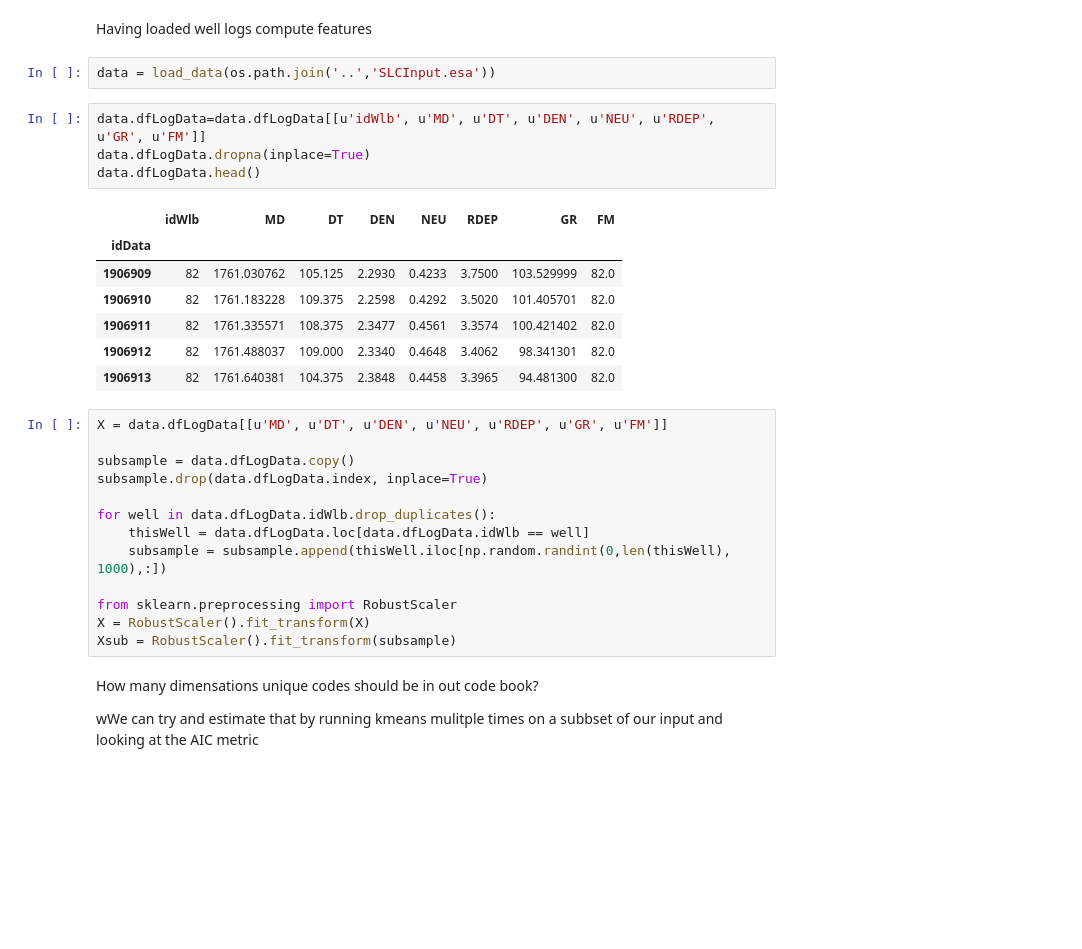
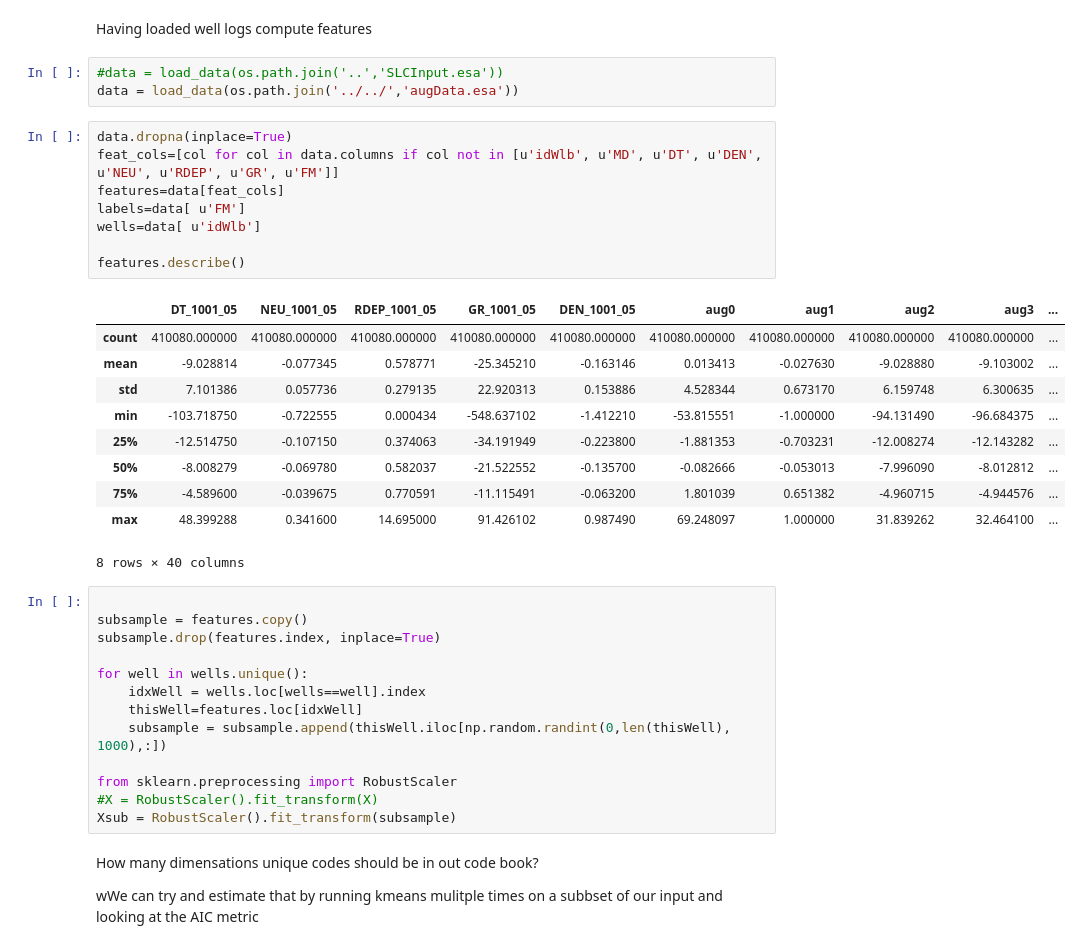
Before and after one commit to stevejpurves/geohack, a Jupyter notebook: symbolic_coder.ipynb, the cells around one changed output. Drawn from its saved outputs; the diff is of its cells as text; blank space fills up the shorter version.

```diff
--- a/symbolic_coder.ipynb
+++ b/symbolic_coder.ipynb
@@ -18,31 +18,39 @@ def load_data(filename):
 # %% [markdown]
 Having loaded well logs compute features
 # %%
-data = load_data(os.path.join('..','SLCInput.esa'))
+#data = load_data(os.path.join('..','SLCInput.esa'))
+data = load_data(os.path.join('../../','augData.esa'))
 # %%
-data.dfLogData=data.dfLogData[[u'idWlb', u'MD', u'DT', u'DEN', u'NEU', u'RDEP', u'GR', u'FM']]
-data.dfLogData.dropna(inplace=True)
-data.dfLogData.head()
+data.dropna(inplace=True)
+feat_cols=[col for col in data.columns if col not in [u'idWlb', u'MD', u'DT', u'DEN', u'NEU', u'RDEP', u'GR', u'FM']]
+features=data[feat_cols]
+labels=data[ u'FM']
+wells=data[ u'idWlb']
+
+features.describe()
 # %% [output]
-|  | idWlb | MD | DT | DEN | NEU | RDEP | GR | FM |
-| idData |  |  |  |  |  |  |  |  |
-| 1906909 | 82 | 1761.030762 | 105.125 | 2.2930 | 0.4233 | 3.7500 | 103.529999 | 82.0 |
-| 1906910 | 82 | 1761.183228 | 109.375 | 2.2598 | 0.4292 | 3.5020 | 101.405701 | 82.0 |
-| 1906911 | 82 | 1761.335571 | 108.375 | 2.3477 | 0.4561 | 3.3574 | 100.421402 | 82.0 |
-| 1906912 | 82 | 1761.488037 | 109.000 | 2.3340 | 0.4648 | 3.4062 | 98.341301 | 82.0 |
-| 1906913 | 82 | 1761.640381 | 104.375 | 2.3848 | 0.4458 | 3.3965 | 94.481300 | 82.0 |
+|  | DT_1001_05 | NEU_1001_05 | RDEP_1001_05 | GR_1001_05 | DEN_1001_05 | aug0 | aug1 | aug2 | aug3 | ... |
+| count | 410080.000000 | 410080.000000 | 410080.000000 | 410080.000000 | 410080.000000 | 410080.000000 | 410080.000000 | 410080.000000 | 410080.000000 | ... |
+| mean | -9.028814 | -0.077345 | 0.578771 | -25.345210 | -0.163146 | 0.013413 | -0.027630 | -9.028880 | -9.103002 | ... |
+| std | 7.101386 | 0.057736 | 0.279135 | 22.920313 | 0.153886 | 4.528344 | 0.673170 | 6.159748 | 6.300635 | ... |
+| min | -103.718750 | -0.722555 | 0.000434 | -548.637102 | -1.412210 | -53.815551 | -1.000000 | -94.131490 | -96.684375 | ... |
+| 25% | -12.514750 | -0.107150 | 0.374063 | -34.191949 | -0.223800 | -1.881353 | -0.703231 | -12.008274 | -12.143282 | ... |
+| 50% | -8.008279 | -0.069780 | 0.582037 | -21.522552 | -0.135700 | -0.082666 | -0.053013 | -7.996090 | -8.012812 | ... |
+| 75% | -4.589600 | -0.039675 | 0.770591 | -11.115491 | -0.063200 | 1.801039 | 0.651382 | -4.960715 | -4.944576 | ... |
+| max | 48.399288 | 0.341600 | 14.695000 | 91.426102 | 0.987490 | 69.248097 | 1.000000 | 31.839262 | 32.464100 | ... |
+8 rows × 40 columns
 # %%
-X = data.dfLogData[[u'MD', u'DT', u'DEN', u'NEU', u'RDEP', u'GR', u'FM']]
 
-subsample = data.dfLogData.copy()
-subsample.drop(data.dfLogData.index, inplace=True)
+subsample = features.copy()
+subsample.drop(features.index, inplace=True)
 
-for well in data.dfLogData.idWlb.drop_duplicates():
-    thisWell = data.dfLogData.loc[data.dfLogData.idWlb == well]
+for well in wells.unique():
+    idxWell = wells.loc[wells==well].index
+    thisWell=features.loc[idxWell]
     subsample = subsample.append(thisWell.iloc[np.random.randint(0,len(thisWell), 1000),:])
 
 from sklearn.preprocessing import RobustScaler
-X = RobustScaler().fit_transform(X)
+#X = RobustScaler().fit_transform(X)
 Xsub = RobustScaler().fit_transform(subsample)
 # %% [markdown]
 How many dimensations unique codes should be in out code book?
```
Also changed, not shown: parts of 8 cells of this notebook, 1 other file.
